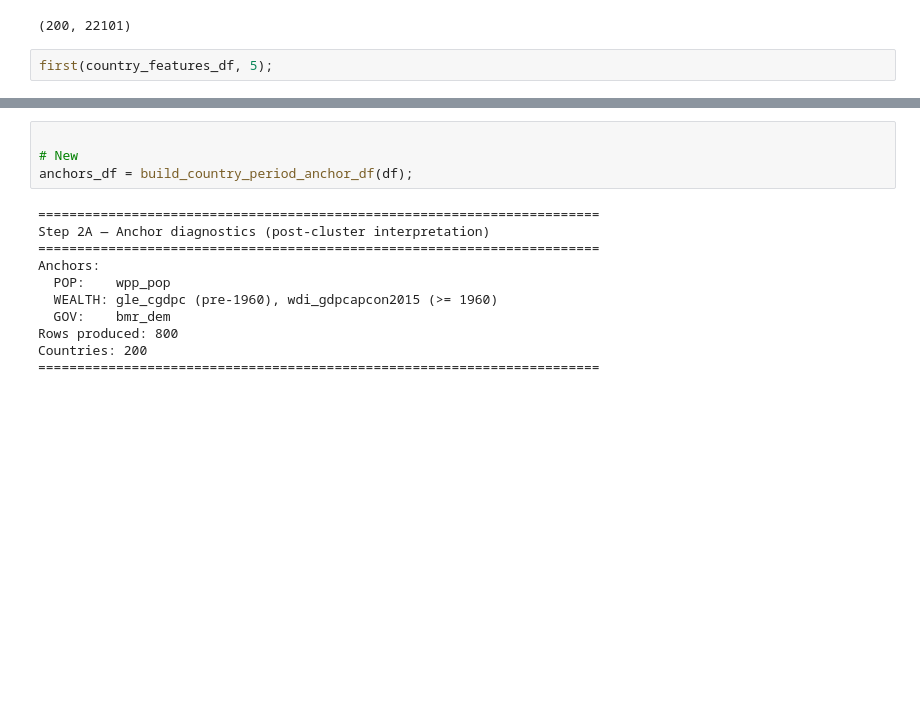
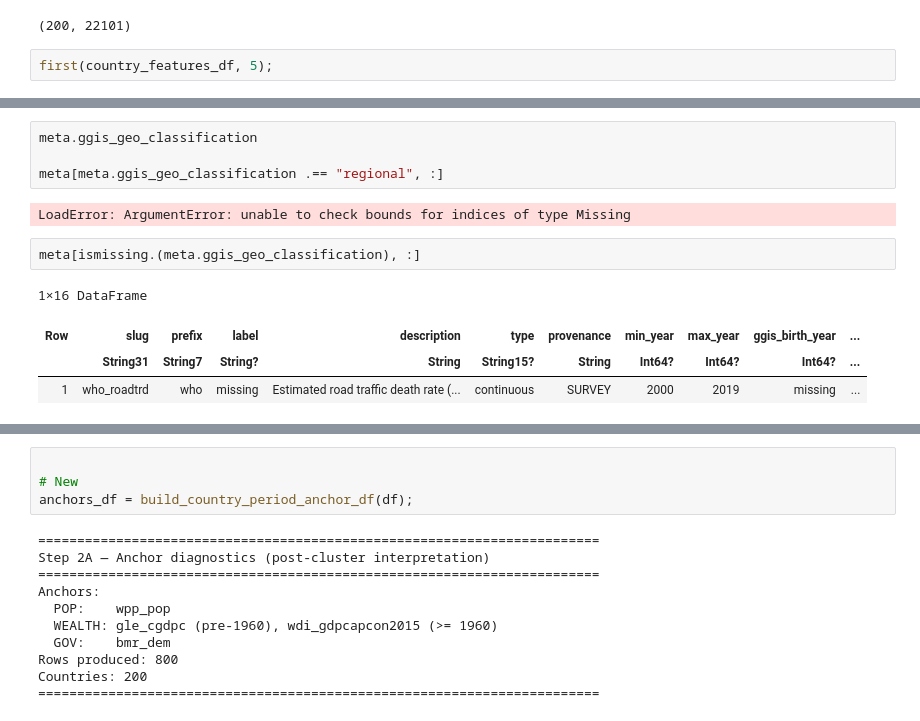
Before and after one commit to gary-dalton/criticality-index, a Jupyter notebook: work/clustering.ipynb, the cells around one changed output, grey strips where cells are left out. Cells and saved outputs as stored; diff of their text form; blank space fills up the shorter version.

```diff
--- a/work/clustering.ipynb
+++ b/work/clustering.ipynb
@@ -101 +99,14 @@ Example regional slugs: aii_acc, aii_aio, aii_cilser, aii_elec, aii_pubm, aii_q0
 ========================================================================
+# %%
+meta.ggis_geo_classification
+
+meta[meta.ggis_geo_classification .== "regional", :]
+# %% [output]
+LoadError: ArgumentError: unable to check bounds for indices of type Missing
+# %%
+meta[ismissing.(meta.ggis_geo_classification), :]
+# %% [output]
+1×16 DataFrame
+| Row | slug | prefix | label | description | type | provenance | min_year | max_year | ggis_birth_year | ... |
+|  | String31 | String7 | String? | String | String15? | String | Int64? | Int64? | Int64? | ... |
+| 1 | who_roadtrd | who | missing | Estimated road traﬃc death rate (... | continuous | SURVEY | 2000 | 2019 | missing | ... |
```
Also changed, not shown: parts of 3 cells of this notebook, 4 other files.
